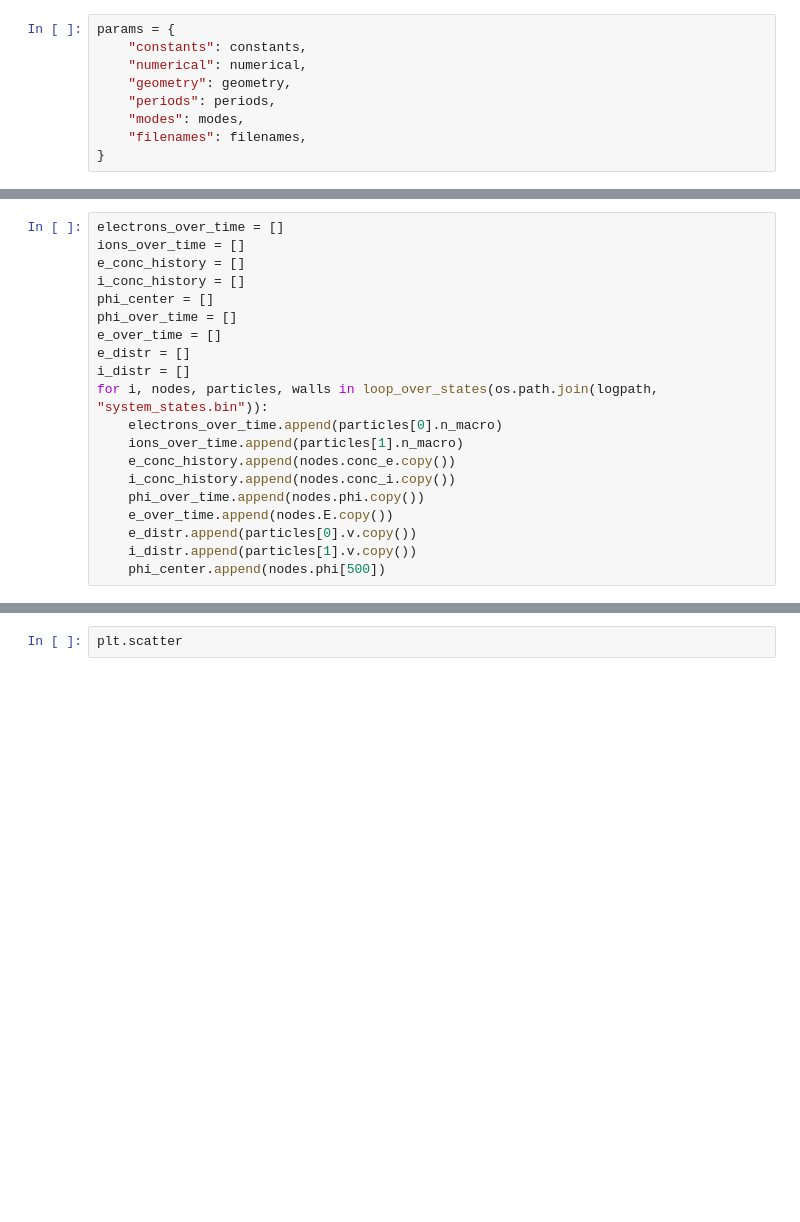
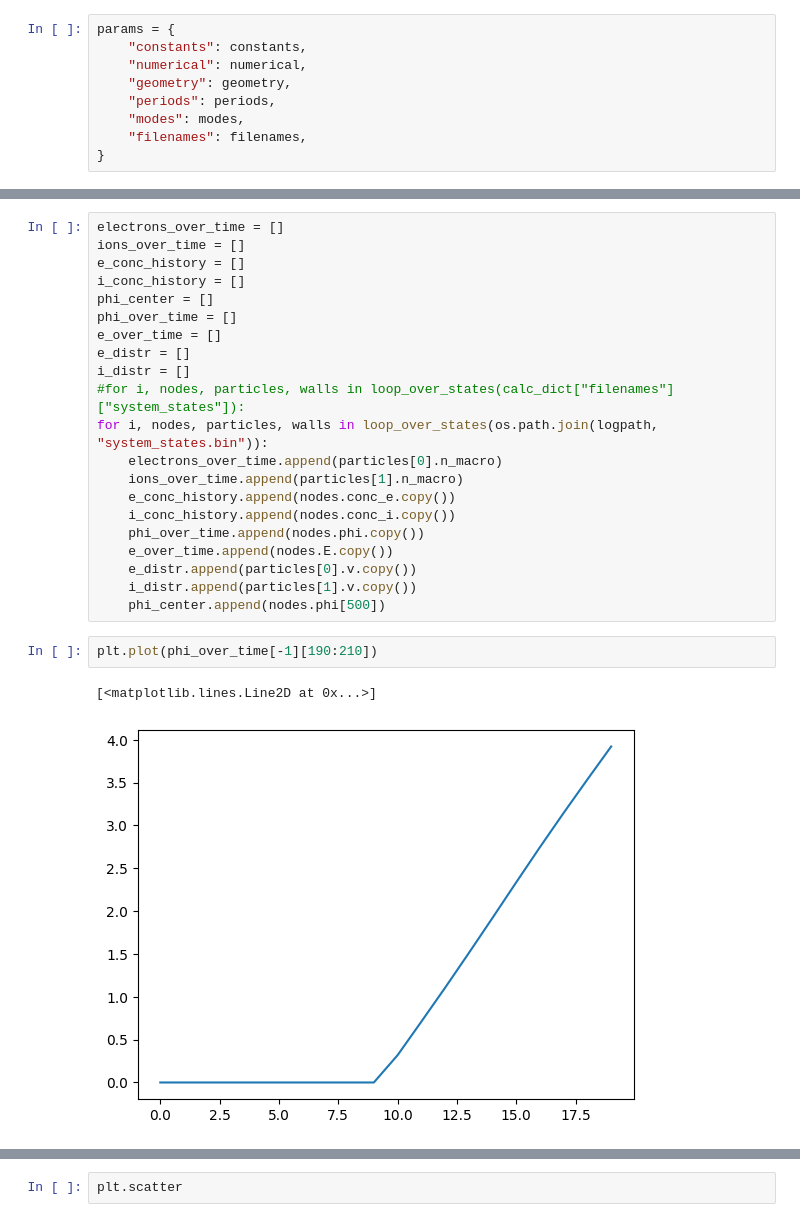
Before and after one commit to setupishe/PlasmaPython, a Jupyter notebook: runs/test27.ipynb, the cells around one changed output, grey strips where cells are left out. Cells and saved outputs as stored; diff of their text form; blank space fills up the shorter version.

```diff
--- a/runs/test27.ipynb
+++ b/runs/test27.ipynb
@@ -113,6 +140,7 @@ phi_over_time = []
 e_over_time = []
 e_distr = []
 i_distr = []
+#for i, nodes, particles, walls in loop_over_states(calc_dict["filenames"]["system_states"]):
 for i, nodes, particles, walls in loop_over_states(os.path.join(logpath, "system_states.bin")):
     electrons_over_time.append(particles[0].n_macro)
     ions_over_time.append(particles[1].n_macro)
@@ -123,4 +151,9 @@ for i, nodes, particles, walls in loop_over_states(os.path.join(logpath, "system
     e_distr.append(particles[0].v.copy())
     i_distr.append(particles[1].v.copy())
     phi_center.append(nodes.phi[500])
+# %%
+plt.plot(phi_over_time[-1][190:210])
+# %% [output]
+[<matplotlib.lines.Line2D at 0x...>]
+[figure, added]
 # %%
```
Also changed, not shown: parts of 16 cells of this notebook, 19 other files.
